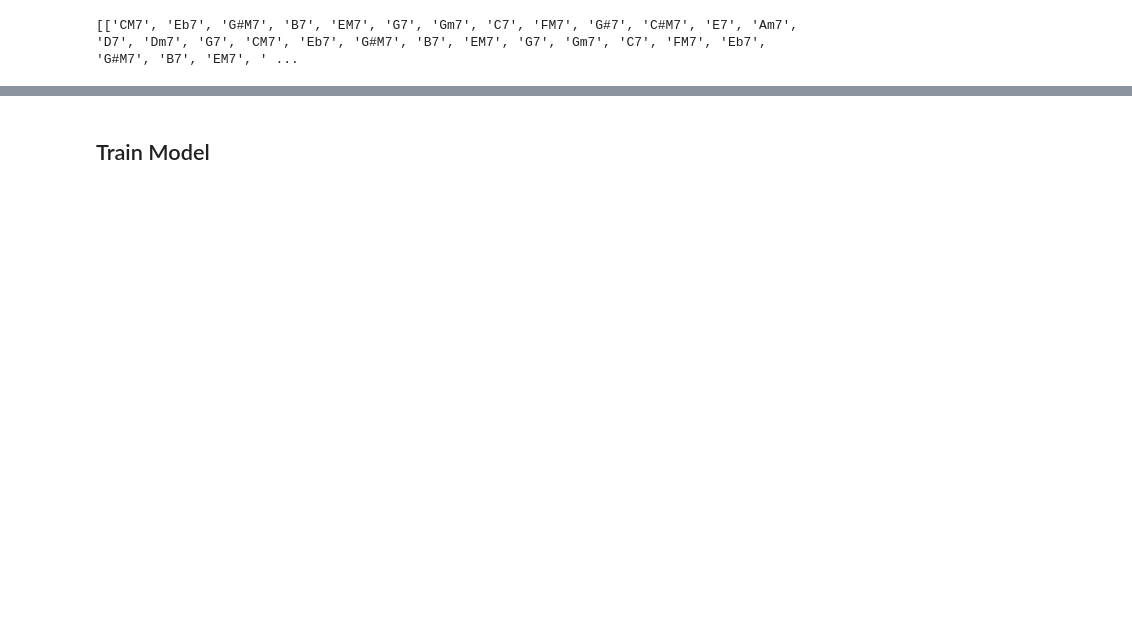
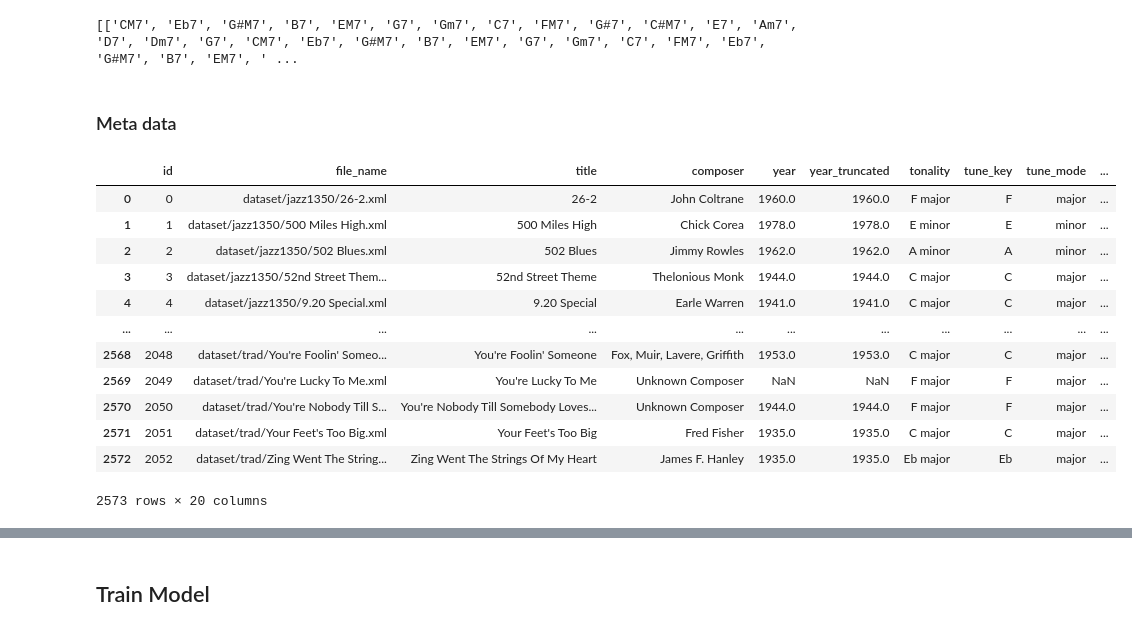
Before and after one commit to 11doris/jazz-tunes-similarity, a Jupyter notebook: chord_embeddings.ipynb, the cells around one changed output, grey strips where cells are left out. Cells and saved outputs as stored; diff of their text form; code cells hidden in the pictures; blank space fills up the shorter version.

```diff
--- a/chord_embeddings.ipynb
+++ b/chord_embeddings.ipynb
@@ -63,3 +69,22 @@ data = [line.split(' ') for line in lines]
 print(data)
 # %% [output]
 [['CM7', 'Eb7', 'G#M7', 'B7', 'EM7', 'G7', 'Gm7', 'C7', 'FM7', 'G#7', 'C#M7', 'E7', 'Am7', 'D7', 'Dm7', 'G7', 'CM7', 'Eb7', 'G#M7', 'B7', 'EM7', 'G7', 'Gm7', 'C7', 'FM7', 'Eb7', 'G#M7', 'B7', 'EM7', ' ...
+# %% [markdown]
+### Meta data
+# %%
+meta = pd.read_csv('input_meta.csv', sep='\t')
+meta
+# %% [output]
+|  | id | file_name | title | composer | year | year_truncated | tonality | tune_key | tune_mode | ... |
+| 0 | 0 | dataset/jazz1350/26-2.xml | 26-2 | John Coltrane | 1960.0 | 1960.0 | F major | F | major | ... |
+| 1 | 1 | dataset/jazz1350/500 Miles High.xml | 500 Miles High | Chick Corea | 1978.0 | 1978.0 | E minor | E | minor | ... |
+| 2 | 2 | dataset/jazz1350/502 Blues.xml | 502 Blues | Jimmy Rowles | 1962.0 | 1962.0 | A minor | A | minor | ... |
+| 3 | 3 | dataset/jazz1350/52nd Street Them... | 52nd Street Theme | Thelonious Monk | 1944.0 | 1944.0 | C major | C | major | ... |
+| 4 | 4 | dataset/jazz1350/9.20 Special.xml | 9.20 Special | Earle Warren | 1941.0 | 1941.0 | C major | C | major | ... |
+| ... | ... | ... | ... | ... | ... | ... | ... | ... | ... | ... |
+| 2568 | 2048 | dataset/trad/You're Foolin' Someo... | You're Foolin' Someone | Fox, Muir, Lavere, Griffith | 1953.0 | 1953.0 | C major | C | major | ... |
+| 2569 | 2049 | dataset/trad/You're Lucky To Me.xml | You're Lucky To Me | Unknown Composer | NaN | NaN | F major | F | major | ... |
+| 2570 | 2050 | dataset/trad/You're Nobody Till S... | You're Nobody Till Somebody Loves... | Unknown Composer | 1944.0 | 1944.0 | F major | F | major | ... |
+| 2571 | 2051 | dataset/trad/Your Feet's Too Big.xml | Your Feet's Too Big | Fred Fisher | 1935.0 | 1935.0 | C major | C | major | ... |
+| 2572 | 2052 | dataset/trad/Zing Went The String... | Zing Went The Strings Of My Heart | James F. Hanley | 1935.0 | 1935.0 | Eb major | Eb | major | ... |
+2573 rows × 20 columns
```
Also changed, not shown: parts of 76 cells of this notebook.
